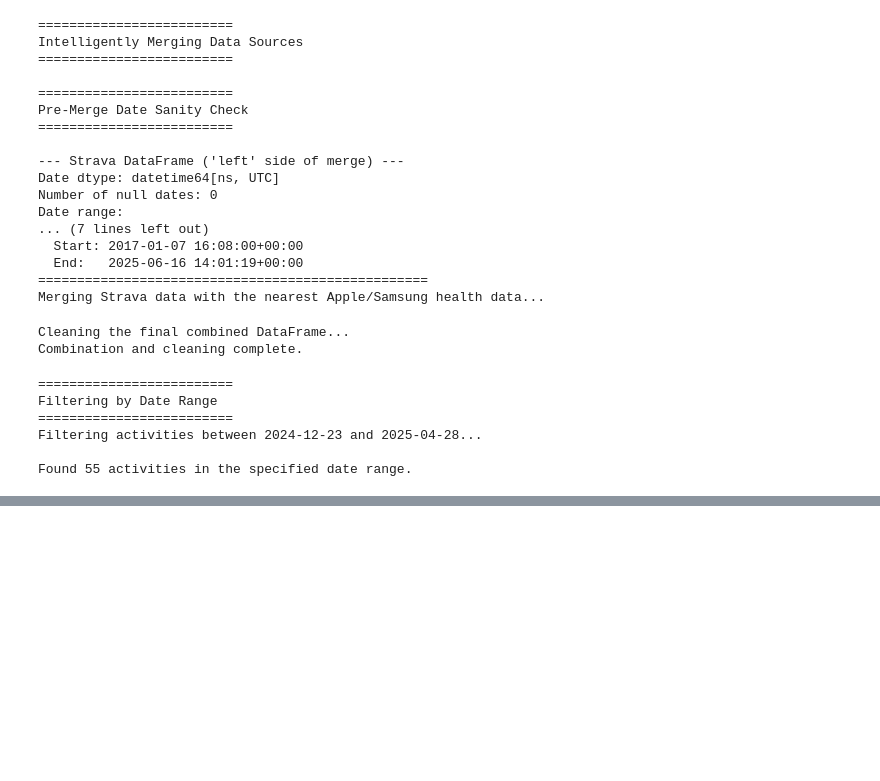
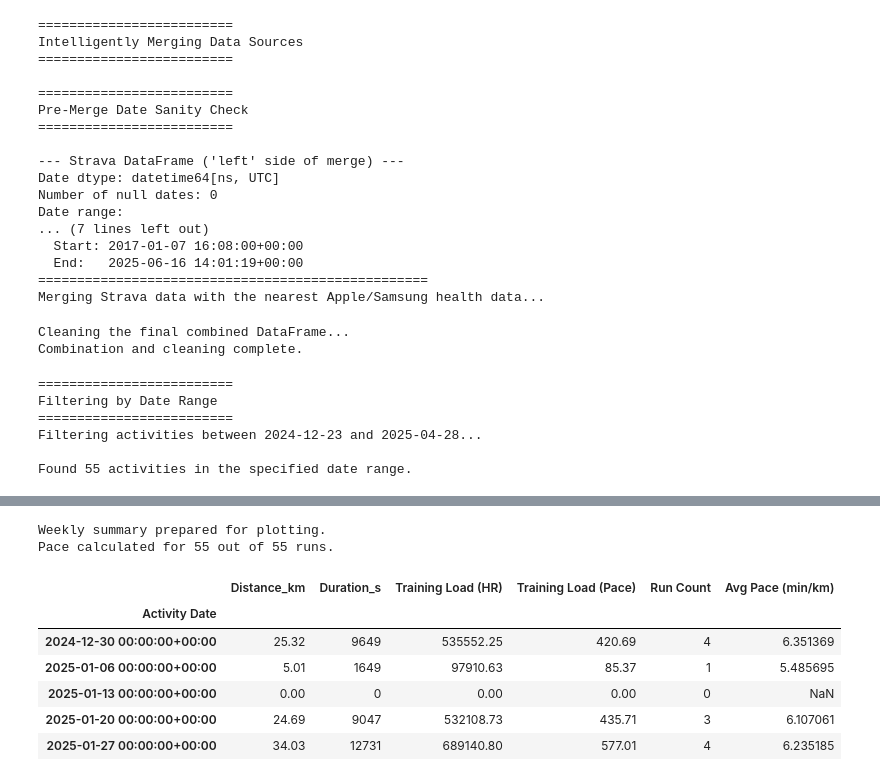
Before and after one commit to nab-iel/marathon-data, a Jupyter notebook: combined_analysis.ipynb, the cells around one changed output, grey strips where cells are left out. Saved outputs shown, nothing was run; the diff lists cells and outputs as text; code cells hidden in the pictures; blank space fills up the shorter version.

```diff
--- a/combined_analysis.ipynb
+++ b/combined_analysis.ipynb
@@ -502,0 +590,51 @@ Name: count, dtype: int64
+# %%
+# --- 9. Time Series Analysis - Data Preparation ---
+# Set plot style
+sns.set_style("whitegrid")
+plt.rcParams['figure.figsize'] = (15, 8)
+
+# Prepare a dataframe for time series analysis
+ts_df = filtered_df.copy()
+
+# Calculate Pace for plotting, ensuring both distance and duration are valid
+ts_df['Pace (min/km)'] = np.nan
+if 'Distance_km' in ts_df.columns and 'Duration_s' in ts_df.columns:
+    valid_pace_mask = (ts_df['Distance_km'] > 0) & (ts_df['Duration_s'] > 0)
+    ts_df.loc[valid_pace_mask, 'Pace (min/km)'] = \
+        (ts_df.loc[valid_pace_mask, 'Duration_s'] / 60) / ts_df.loc[valid_pace_mask, 'Distance_km']
+else:
+    print("Warning: 'Distance_km' or 'Duration_s' not found. Cannot calculate pace for plotting.")
+
+# Set Activity Date as the index for resampling
+ts_df.set_index('Activity Date', inplace=True)
+
+# Create weekly summaries for plotting training load and volume
+# 'W-Mon' groups data into weeks starting on Monday
+weekly_summary = ts_df.resample('W-Mon').agg({
+    'Distance_km': 'sum',
+    'Duration_s': 'sum',
+    'Training Load (HR)': 'sum',
+    'Training Load (Pace)': 'sum',
+    'Activity ID': 'count' # Get number of runs per week
+}).rename(columns={'Activity ID': 'Run Count'})
+
+weekly_summary['Avg Pace (min/km)'] = np.nan
+valid_weekly_pace_mask = (weekly_summary['Distance_km'] > 0) & (weekly_summary['Duration_s'] > 0)
+if valid_weekly_pace_mask.any():
+    weekly_summary.loc[valid_weekly_pace_mask, 'Avg Pace (min/km)'] = \
+        (weekly_summary.loc[valid_weekly_pace_mask, 'Duration_s'] / 60) / weekly_summary.loc[valid_weekly_pace_mask, 'Distance_km']
+
+print("Weekly summary prepared for plotting.")
+if 'Pace (min/km)' in ts_df.columns:
+    print(f"Pace calculated for {ts_df['Pace (min/km)'].notna().sum()} out of {len(ts_df)} runs.")
+display(weekly_summary.head())
+# %% [output]
+Weekly summary prepared for plotting.
+Pace calculated for 55 out of 55 runs.
+|  | Distance_km | Duration_s | Training Load (HR) | Training Load (Pace) | Run Count | Avg Pace (min/km) |
+| Activity Date |  |  |  |  |  |  |
+| 2024-12-30 00:00:00+00:00 | 25.32 | 9649 | 535552.25 | 420.69 | 4 | 6.351369 |
+| 2025-01-06 00:00:00+00:00 | 5.01 | 1649 | 97910.63 | 85.37 | 1 | 5.485695 |
+| 2025-01-13 00:00:00+00:00 | 0.00 | 0 | 0.00 | 0.00 | 0 | NaN |
+| 2025-01-20 00:00:00+00:00 | 24.69 | 9047 | 532108.73 | 435.71 | 3 | 6.107061 |
+| 2025-01-27 00:00:00+00:00 | 34.03 | 12731 | 689140.80 | 577.01 | 4 | 6.235185 |
```
Also changed, not shown: parts of 9 cells of this notebook.
